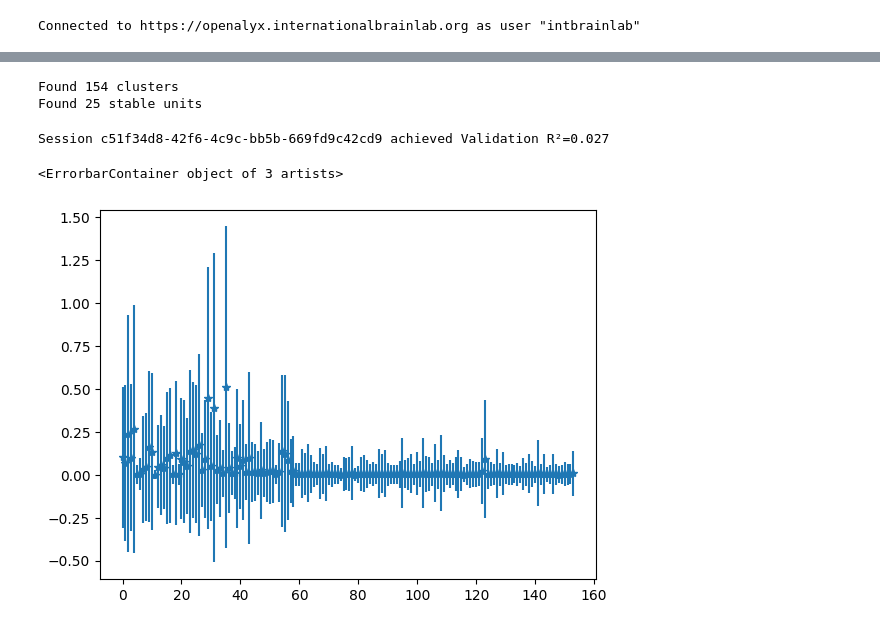
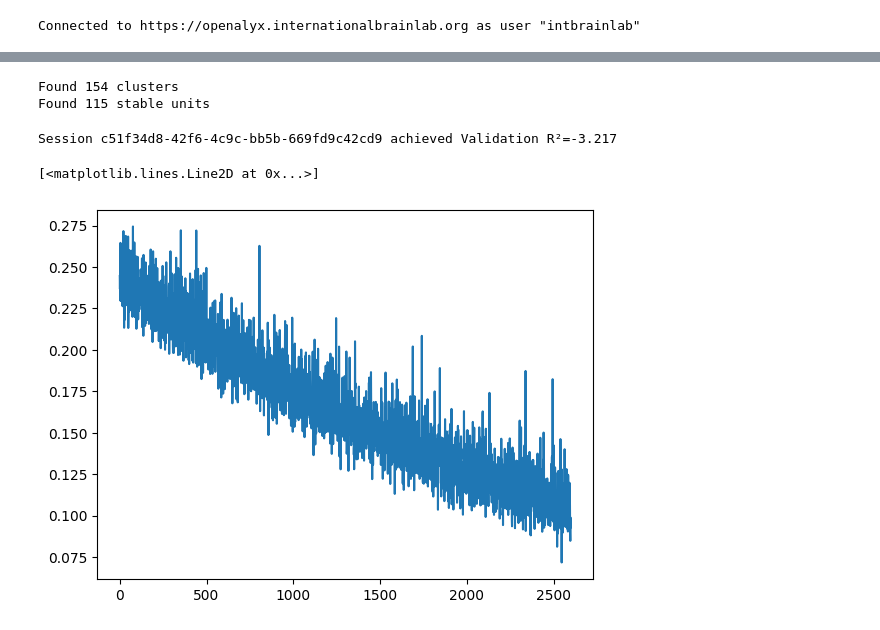
Before and after one commit to Idanlau/density_decoding, a Jupyter notebook: spike_sorted_decoder/neural-decoding-main/BehaviourDecodingWithSpikeSortedData.ipynb, the cells around one changed output, grey strips where cells are left out. Cells and saved outputs as stored; diff of their text form; code cells hidden in the pictures.

```diff
--- a/spike_sorted_decoder/neural-decoding-main/BehaviourDecodingWithSpikeSortedData.ipynb
+++ b/spike_sorted_decoder/neural-decoding-main/BehaviourDecodingWithSpikeSortedData.ipynb
@@ -141,7 +67,7 @@ def normalize_data(spike_counts, wheel_velos, spike_mean=None, spike_std=None, w
         spike_mean = np.nanmean(spike_counts,axis=0)
     if spike_std is None:
         spike_std = np.nanstd(spike_counts,axis=0)
-    spike_counts = (spike_counts - spike_mean) / spike_std
+    spike_counts = np.where(spike_std != 0, (spike_counts - spike_mean) / spike_std, spike_counts - spike_mean)
 
     # Zero-center outputs
     if wheel_mean is None:
@@ -277,7 +196,7 @@ if __name__ == "__main__":
     for eid in eids[:1]:
         # try:
             # Data loading (same as before)
-            neural_times, spike_counts, clusters,cluster_id = load_spike_features(eid)
+            neural_times, spike_counts = load_spike_features(eid)
             wheel_data = one.load_object(eid, 'wheel', collection='alf')
             wheel_velos = np.gradient(wheel_data["position"], wheel_data["timestamps"])
 
@@ -287,7 +206,7 @@ if __name__ == "__main__":
             common_time, X_aligned, y_aligned = align_data(neural_times, norm_spikes, wheel_data["timestamps"], wheel_velos)
 
             # Train MLP decoder
-            model, best_val_r2 = train_mlp_decoder(X_aligned, y_aligned, device=device)
+            model, best_val_r2, all_losses = train_mlp_decoder(X_aligned, y_aligned, device=device)
             print(f"Session {eid} achieved Validation R²={best_val_r2:.3f}")
 
             # Full sequence prediction
@@ -309,7 +228,7 @@ if __name__ == "__main__":
         #     print(f"Error processing {eid}: {str(e)}")
 # %%
 eid = "c51f34d8-42f6-4c9c-bb5b-669fd9c42cd9"
-neural_times, spike_counts, clusters,cluster_id = load_spike_features(eid)
+neural_times, spike_counts = load_spike_features(eid)
 wheel_data = one.load_object(eid, 'wheel', collection='alf')
 wheel_velos = np.gradient(wheel_data["position"], wheel_data["timestamps"])
 
@@ -319,17 +238,14 @@ norm_spikes, wheel_velos, spike_mean, spike_std, wheel_mean = normalize_data(sta
 common_time, X_aligned, y_aligned = align_data(neural_times, norm_spikes, wheel_data["timestamps"], wheel_velos)
 # %% [output]
 Found 154 clusters
-Found 25 stable units
+Found 115 stable units
 # %%
-model, best_val_r2 = train_mlp_decoder(X_aligned, y_aligned, device="cuda")
+model, best_val_r2, all_losses = train_mlp_decoder(X_aligned, y_aligned, device="cuda")
 print(f"Session {eid} achieved Validation R²={best_val_r2:.3f}")
 # %% [output]
-Session c51f34d8-42f6-4c9c-bb5b-669fd9c42cd9 achieved Validation R²=0.027
+Session c51f34d8-42f6-4c9c-bb5b-669fd9c42cd9 achieved Validation R²=-3.217
-# %%
-fr_mean = spike_counts.mean(0)
-fr_std = spike_counts.std(0)
-
-plt.errorbar(np.arange(len(fr_mean)), fr_mean, fr_std, linestyle="None", marker="*")
-# %% [output]
-<ErrorbarContainer object of 3 artists>
-[figure, removed]
+# %%
+plt.plot(list(range(len(all_losses))), all_losses)
+# %% [output]
+[<matplotlib.lines.Line2D at 0x...>]
+[figure, added]
```
Also changed, not shown: parts of 7 cells of this notebook.
